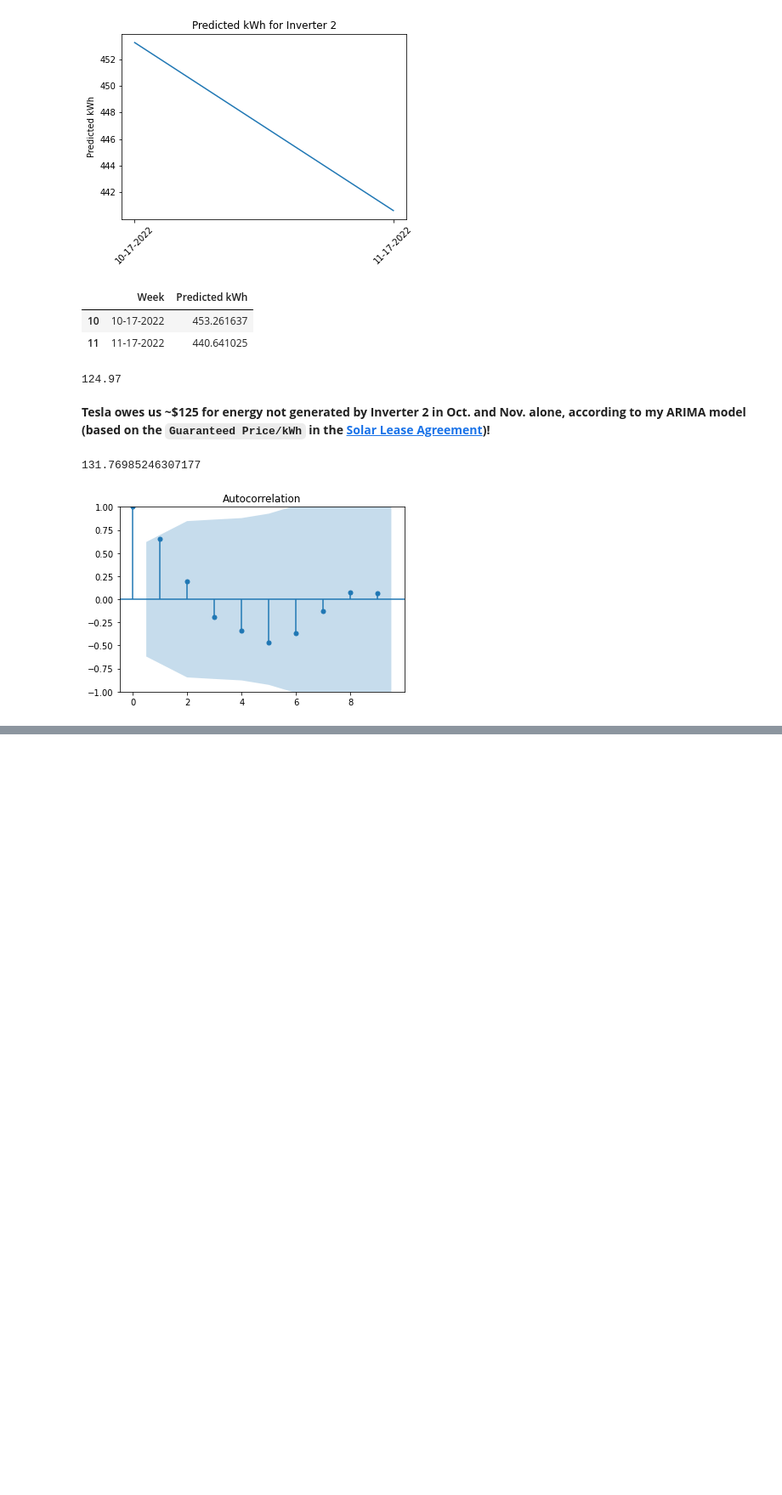
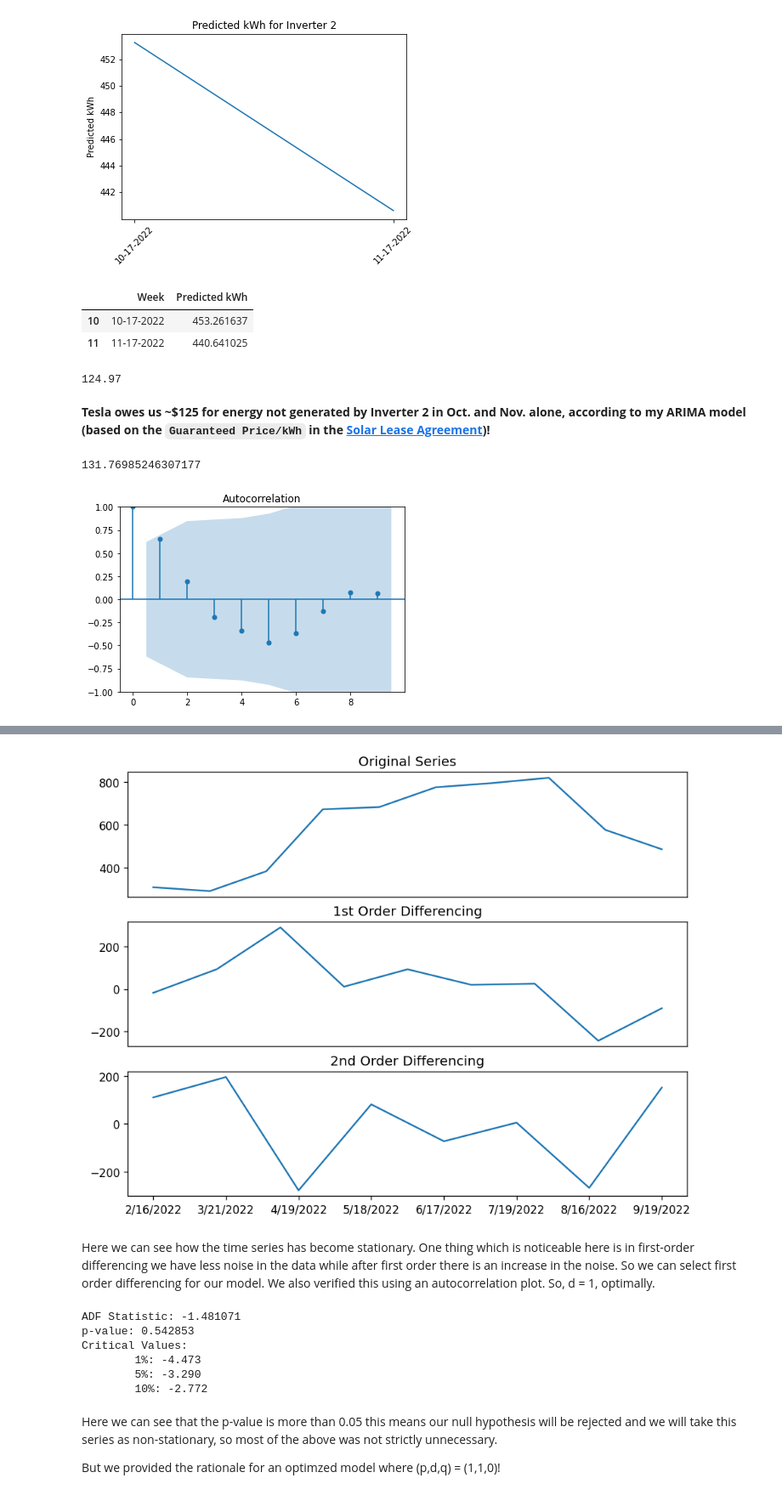
Before and after one commit to nickmccarty/solar-energy-predictor, a Jupyter notebook: notebooks/3 - modeling/d - ARIMA.ipynb, the cells around one changed output, grey strips where cells are left out. Shown at 85% size. Drawn from its saved outputs; the diff is of its cells as text; code cells hidden in the pictures; blank space fills up the shorter version.

Commit message:
added optimized ARIMA model

```diff
--- a/notebooks/3 - modeling/d - ARIMA.ipynb
+++ b/notebooks/3 - modeling/d - ARIMA.ipynb
@@ -126,0 +139,34 @@ This autocorrelation plot gives us insights into how we might optimize the param
+# %%
+plt.rcParams.update({'figure.figsize':(9,7), 'figure.dpi':120})
+
+# Original Series
+fig, (ax1, ax2, ax3) = plt.subplots(3)
+ax1.plot(df); ax1.set_title('Original Series'); ax1.axes.xaxis.set_visible(False)
+# 1st Differencing
+ax2.plot(df.diff()); ax2.set_title('1st Order Differencing'); ax2.axes.xaxis.set_visible(False)
+# 2nd Differencing
+ax3.plot(df.diff().diff()); ax3.set_title('2nd Order Differencing')
+plt.show()
+# %% [output]
+[figure, added]
+# %% [markdown]
+Here we can see how the time series has become stationary. One thing which is noticeable here is in first-order differencing we have less noise in the data while after first order there is an increase in the noise. So we can select first order differencing for our model. We also verified this using an autocorrelation plot. So, d = 1, optimally.
+# %%
+from statsmodels.tsa.stattools import adfuller
+result = adfuller(df)
+print('ADF Statistic: %f' % result[0])
+print('p-value: %f' % result[1])
+print('Critical Values:')
+for key, value in result[4].items():
+  print('\t%s: %.3f' % (key, value))
+# %% [output]
+ADF Statistic: -1.481071
+p-value: 0.542853
+Critical Values:
+        1%: -4.473
+        5%: -3.290
+        10%: -2.772
+# %% [markdown]
+Here we can see that the p-value is more than 0.05 this means our null hypothesis will be rejected and we will take this series as non-stationary, so most of the above was not strictly unnecessary.
+
+But we provided the rationale for an optimzed model where (p,d,q) = (1,1,0)!
```
Also changed, not shown: parts of 13 cells of this notebook.
